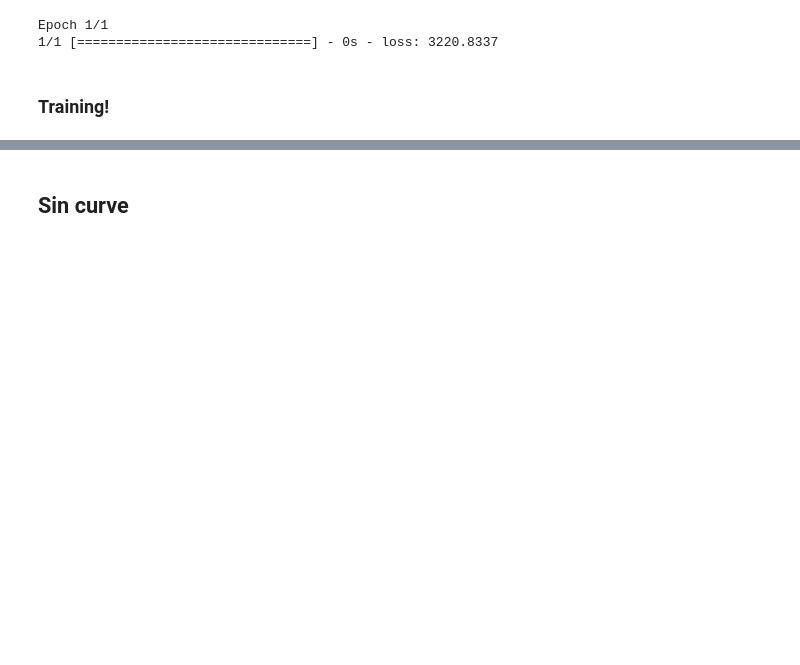
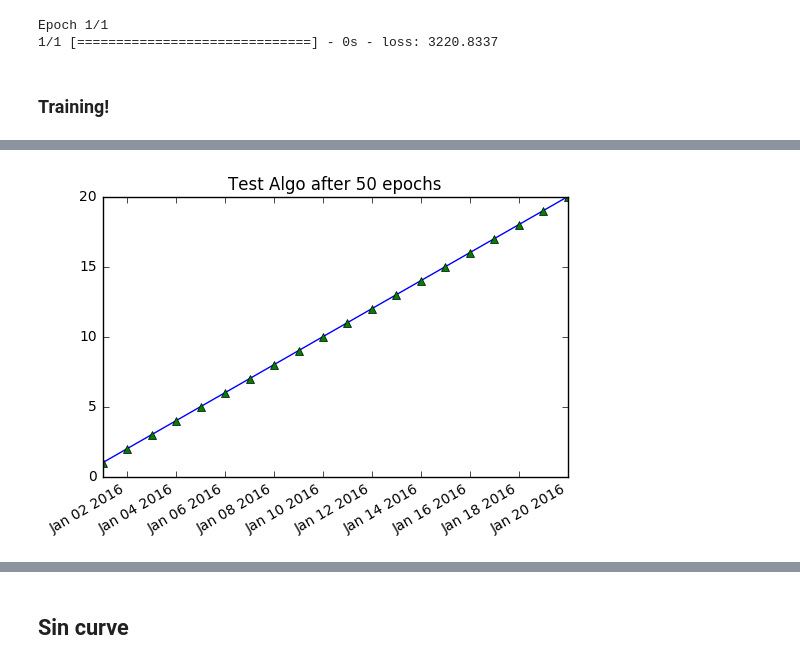
Before and after one commit to kyuni22/toy_tensorflow, a Jupyter notebook: sl-quant/sl-quant_rev.ipynb, the cells around one changed output, grey strips where cells are left out. Cells and saved outputs as stored; diff of their text form; code cells hidden in the pictures; blank space fills up the shorter version.

```diff
--- a/sl-quant/sl-quant_rev.ipynb
+++ b/sl-quant/sl-quant_rev.ipynb
@@ -237,0 +242,4 @@ testAlgo(price)
+# %%
+testAlgo(price, epochs)
+# %% [output]
+[figure, added]
```
Also changed, not shown: parts of 19 cells of this notebook, 5 other files.
